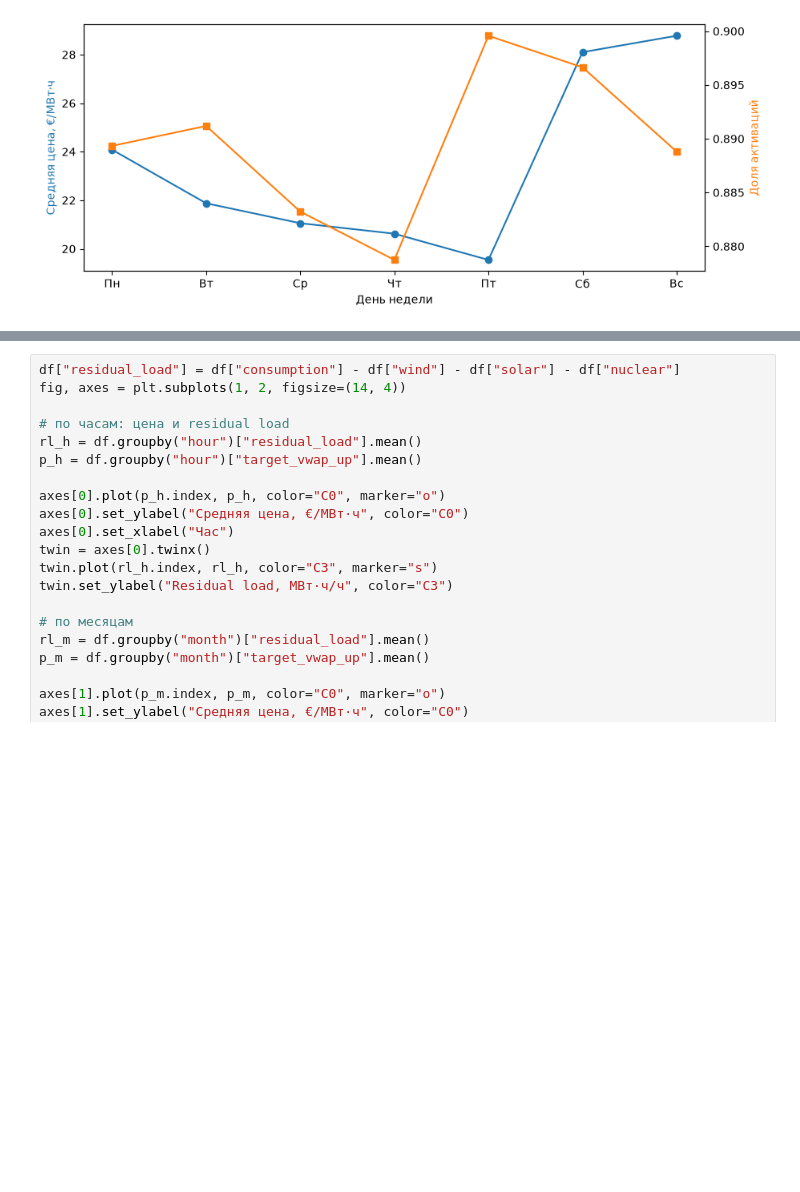
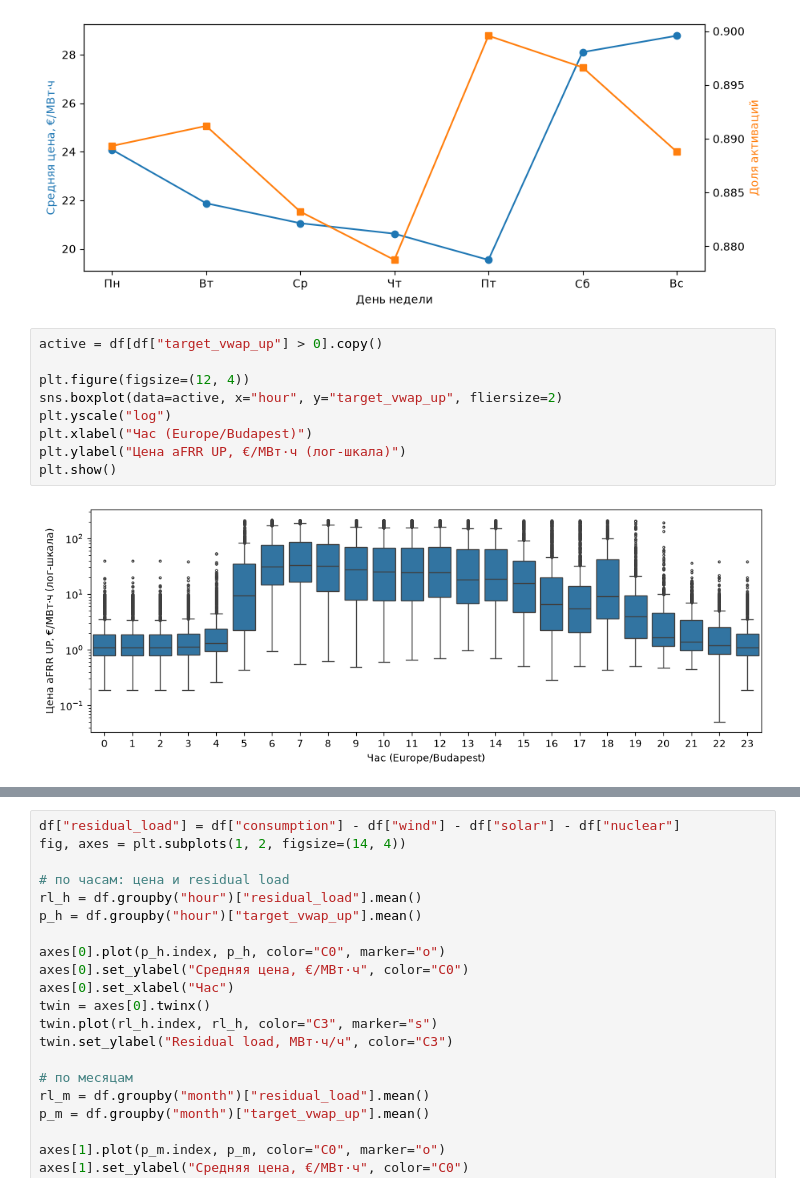
Before and after one commit to ver5us1/team134-project, a Jupyter notebook: notebooks/eda.ipynb, the cells around one changed output, grey strips where cells are left out. Saved outputs shown, nothing was run; the diff lists cells and outputs as text; blank space fills up the shorter version.

```diff
--- a/notebooks/eda.ipynb
+++ b/notebooks/eda.ipynb
@@ -143,3 +145,14 @@ ax2.set_ylabel("Доля активаций", color="C1")
 plt.show()
 # %% [output]
 [figure]
+# %%
+active = df[df["target_vwap_up"] > 0].copy()
+
+plt.figure(figsize=(12, 4))
+sns.boxplot(data=active, x="hour", y="target_vwap_up", fliersize=2)
+plt.yscale("log")
+plt.xlabel("Час (Europe/Budapest)")
+plt.ylabel("Цена aFRR UP, €/МВт·ч (лог-шкала)")
+plt.show()
+# %% [output]
+[figure, added]
```
Also changed, not shown: parts of 3 cells of this notebook.
